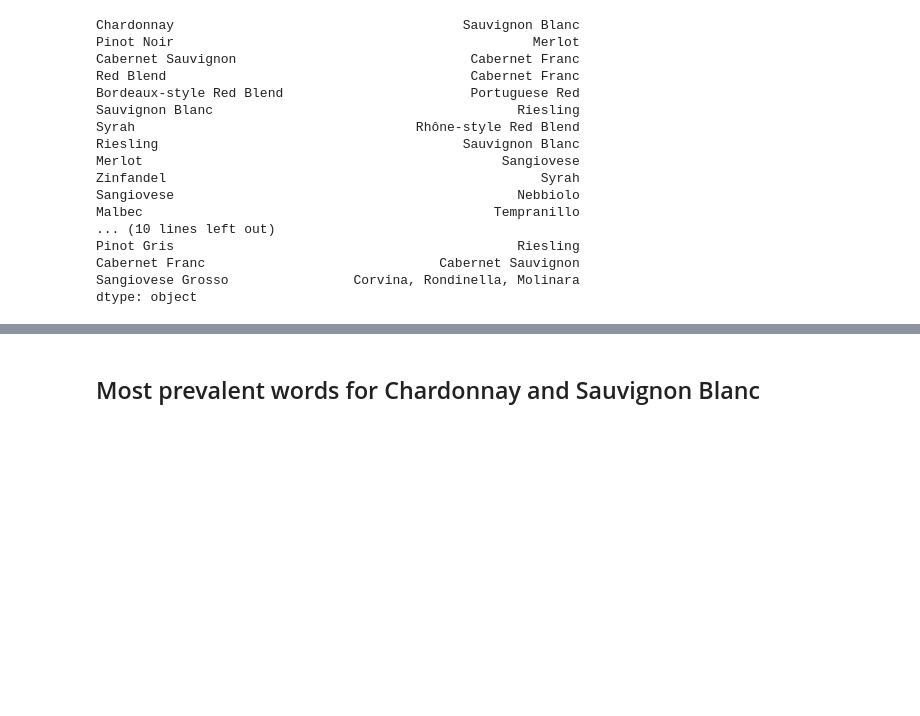
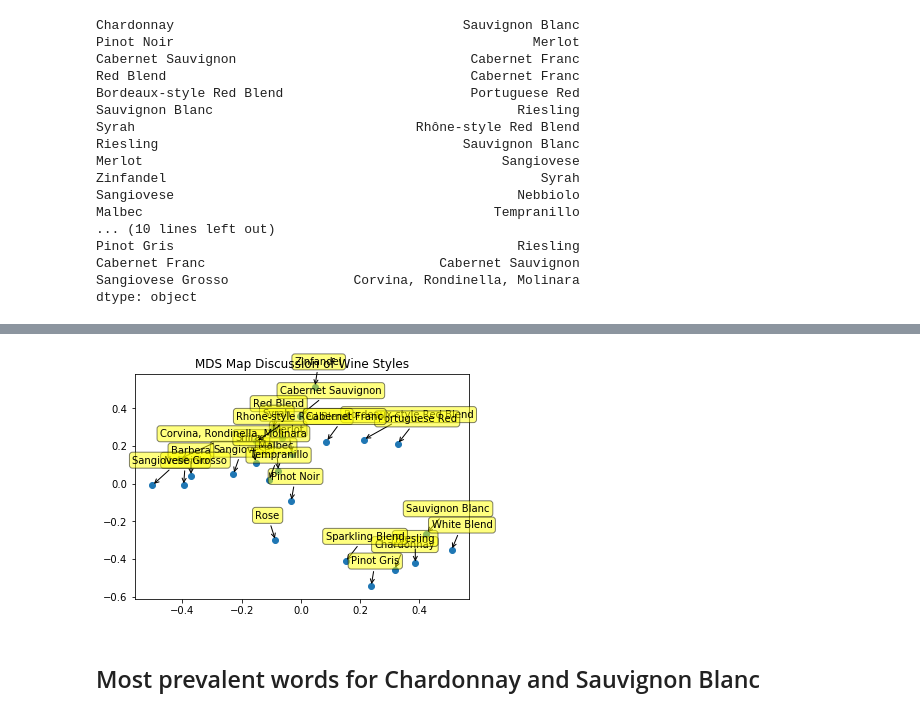
Before and after one commit to p-mckenzie/TextAnalytics, a Jupyter notebook: Project/Text_Project.ipynb, the cells around one changed output, grey strips where cells are left out. Drawn from its saved outputs; the diff is of its cells as text; code cells hidden in the pictures; blank space fills up the shorter version.

Commit message:
ADD MDS Plot (Dis-similarity)

```diff
--- a/Project/Text_Project.ipynb
+++ b/Project/Text_Project.ipynb
@@ -310,0 +316,21 @@ dtype: object
+# %%
+#make dissimilarity matrix and plot
+import numpy as np
+import matplotlib.pyplot as plt
+from sklearn import manifold
+
+dissimilarity = 1-cos_df
+adist = np.array(dissimilarity,dtype='float64')
+amax = dissimilarity.max().max()
+adist /= amax
+adist = np.nan_to_num(adist)
+# %%
+mds = manifold.MDS(n_components=2, dissimilarity="precomputed", random_state=6)
+results = mds.fit(adist)
+# %%
+coords = results.embedding_
+# %%
+col_names = dissimilarity.columns.values
+col_names[13] = 'Rose'
+col_names[20] = 'Rhone-style Red Blend'
+col_names
@@ -311,3 +349,20 @@ dtype: object
+# %%
+plt.subplots_adjust(bottom = 0.1)
+plt.scatter(
+    coords[:, 0], coords[:, 1], marker = 'o'
+    )
+plt.title('MDS Map Discussion of Wine Styles')
+for label, x, y in zip(col_names, coords[:, 0], coords[:, 1]):
+    plt.annotate(
+        label,
+        xy = (x, y), xytext = (-20, 20),
+        textcoords = 'offset points', ha = 'left', va = 'bottom',
+        bbox = dict(boxstyle = 'round,pad=.3', fc = 'yellow', alpha = 0.5),
+        arrowprops = dict(arrowstyle = '->', connectionstyle = 'arc3,rad=0'))
+
+plt.show()
+# %% [output]
+[figure, added]
 # %% [markdown]
 ## Most prevalent words for Chardonnay and Sauvignon Blanc
 # %%
```
Also changed, not shown: parts of 3 cells of this notebook, 2 other files.
